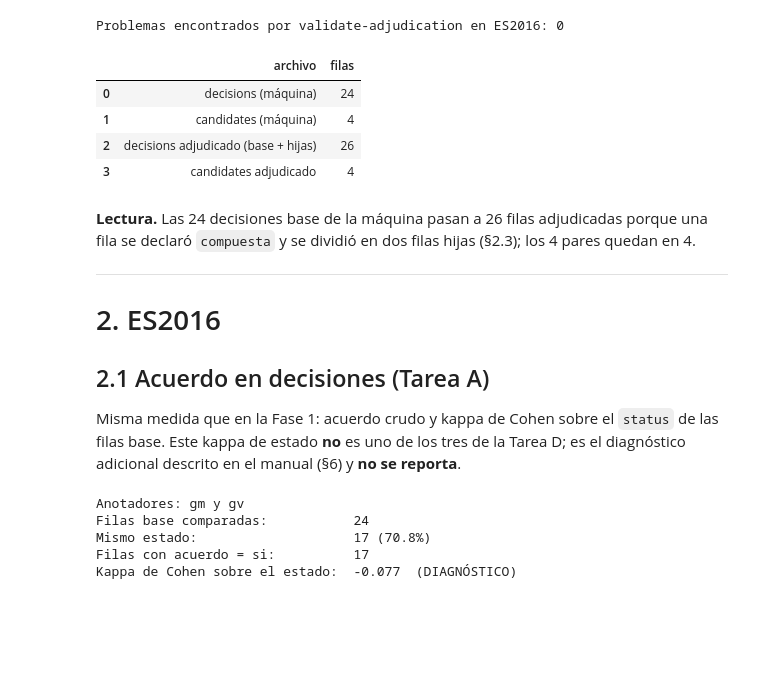
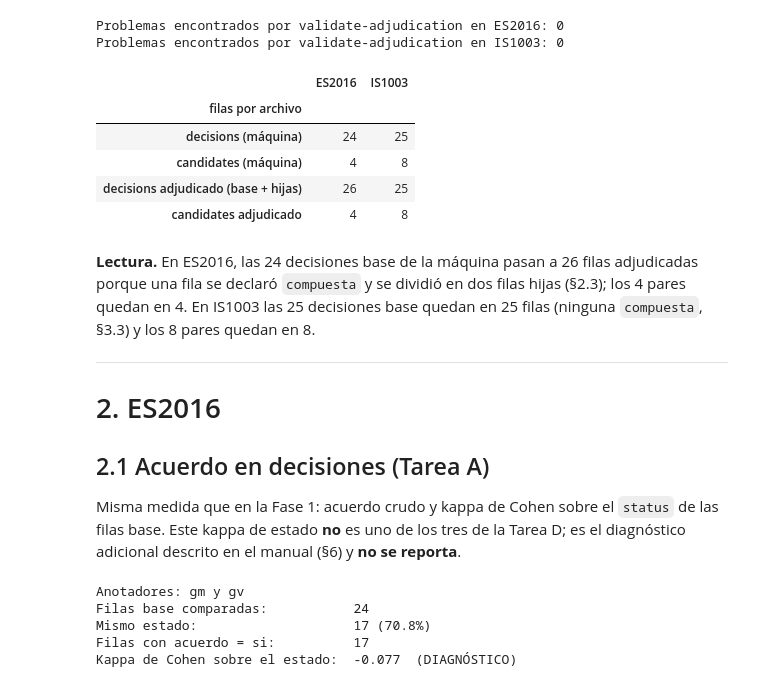
Before and after one commit to jasonssdev/mcd-afg, a Jupyter notebook: notebooks/18-jss-anotacion-f2-adjudicacion.ipynb, the cells around one changed output. Cells and saved outputs as stored; diff of their text form; code cells hidden in the pictures; blank space fills up the shorter version.

```diff
--- a/notebooks/18-jss-anotacion-f2-adjudicacion.ipynb
+++ b/notebooks/18-jss-anotacion-f2-adjudicacion.ipynb
@@ -68,8 +70,9 @@ from afg.annotation.workspace import TaskKind, WorkspacePaths
 from afg.shared.paths import PROJECT_ROOT
 
 # Phase 2 series already adjudicated. Append a series here when its adjudication is merged.
-F2_SERIES = ["ES2016"]
-SERIES = "ES2016"
+F2_SERIES = ["ES2016", "IS1003"]
+SERIES = "ES2016"  # section 2
+SERIES_IS = "IS1003"  # section 3
 # Phase 1 series, used only as the comparison baseline (they are development series).
 F1_SERIES = ["ES2015", "TS3009"]
 
@@ -160,36 +164,44 @@ de etiquetas.
 ## 1.3 Verificación de la adjudicación y tamaño de cada etapa
 # %%
 # The adjudication is "complete" when the validator finds no issue in either CSV.
-issues = validate_adjudication(SERIES, paths=PATHS)
-print(f"Problemas encontrados por validate-adjudication en {SERIES}: {len(issues)}")
+for _series in F2_SERIES:
+    issues = validate_adjudication(_series, paths=PATHS)
+    print(f"Problemas encontrados por validate-adjudication en {_series}: {len(issues)}")
 
 # Size of each stage (row counts only), straight from the committed files.
 sizes = pd.DataFrame(
-    [
-        ("decisions (máquina)", len(pd.read_csv(PATHS.source(TaskKind.DECISIONS, SERIES)))),
-        ("candidates (máquina)", len(pd.read_csv(PATHS.source(TaskKind.CANDIDATES, SERIES)))),
-        (
-            "decisions adjudicado (base + hijas)",
-            len(pd.read_csv(PATHS.adjudicated(TaskKind.DECISIONS, SERIES))),
-        ),
-        (
-            "candidates adjudicado",
-            len(pd.read_csv(PATHS.adjudicated(TaskKind.CANDIDATES, SERIES))),
-        ),
+    {
+        _series: [
+            len(pd.read_csv(PATHS.source(TaskKind.DECISIONS, _series))),
+            len(pd.read_csv(PATHS.source(TaskKind.CANDIDATES, _series))),
+            len(pd.read_csv(PATHS.adjudicated(TaskKind.DECISIONS, _series))),
+            len(pd.read_csv(PATHS.adjudicated(TaskKind.CANDIDATES, _series))),
+        ]
+        for _series in F2_SERIES
+    },
+    index=[
+        "decisions (máquina)",
+        "candidates (máquina)",
+        "decisions adjudicado (base + hijas)",
+        "candidates adjudicado",
     ],
-    columns=["archivo", "filas"],
 )
+sizes.index.name = "filas por archivo"
 display(sizes)
 # %% [output]
 Problemas encontrados por validate-adjudication en ES2016: 0
+Problemas encontrados por validate-adjudication en IS1003: 0
-|  | archivo | filas |
-| 0 | decisions (máquina) | 24 |
-| 1 | candidates (máquina) | 4 |
-| 2 | decisions adjudicado (base + hijas) | 26 |
-| 3 | candidates adjudicado | 4 |
+|  | ES2016 | IS1003 |
+| filas por archivo |  |  |
+| decisions (máquina) | 24 | 25 |
+| candidates (máquina) | 4 | 8 |
+| decisions adjudicado (base + hijas) | 26 | 25 |
+| candidates adjudicado | 4 | 8 |
 # %% [markdown]
-**Lectura.** Las 24 decisiones base de la máquina pasan a 26 filas adjudicadas porque una fila
-se declaró `compuesta` y se dividió en dos filas hijas (§2.3); los 4 pares quedan en 4.
+**Lectura.** En ES2016, las 24 decisiones base de la máquina pasan a 26 filas adjudicadas porque
+una fila se declaró `compuesta` y se dividió en dos filas hijas (§2.3); los 4 pares quedan en 4.
+En IS1003 las 25 decisiones base quedan en 25 filas (ninguna `compuesta`, §3.3) y los 8 pares
+quedan en 8.
 
 ---
 
```
Also changed, not shown: parts of 26 cells of this notebook.
